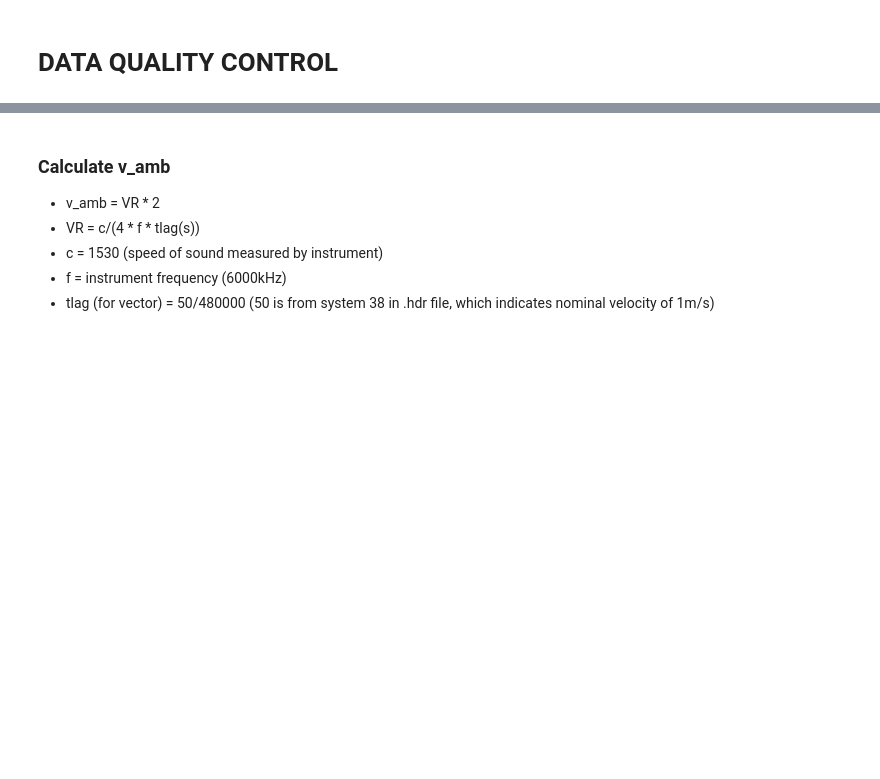
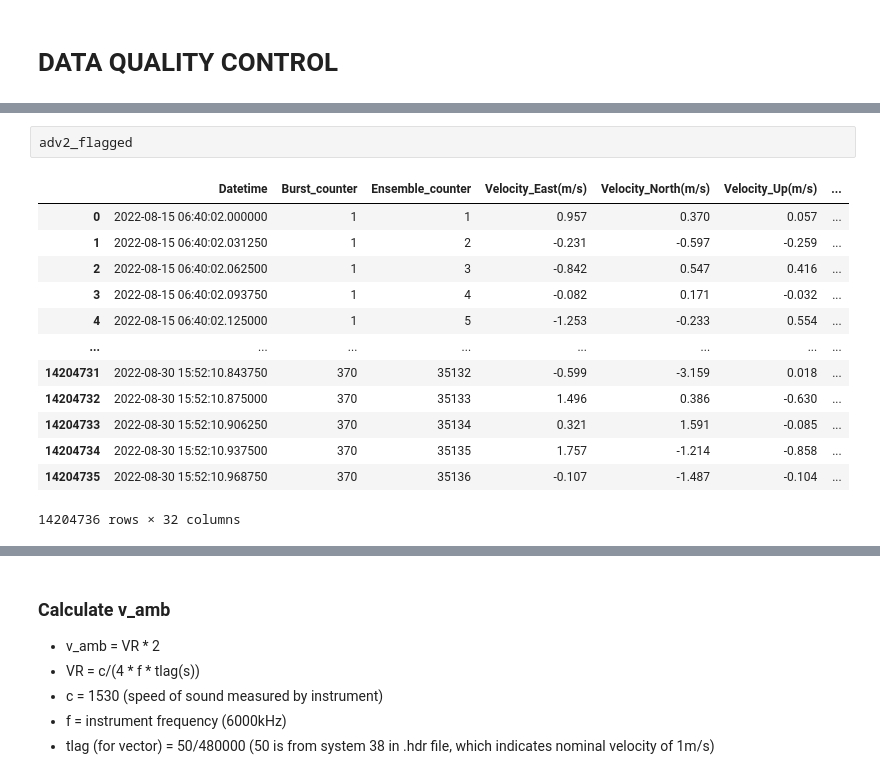
Before and after one commit to lagrady/Kelp-Forest-Hydrodynamics, a Jupyter notebook: notebooks/ADV_data.ipynb, the cells around one changed output, grey strips where cells are left out. Drawn from its saved outputs; the diff is of its cells as text; blank space fills up the shorter version.

```diff
--- a/notebooks/ADV_data.ipynb
+++ b/notebooks/ADV_data.ipynb
@@ -710,0 +68,16 @@ beam = inv(R)*enu
+# %%
+adv2_flagged
+# %% [output]
+|  | Datetime | Burst_counter | Ensemble_counter | Velocity_East(m/s) | Velocity_North(m/s) | Velocity_Up(m/s) | ... |
+| 0 | 2022-08-15 06:40:02.000000 | 1 | 1 | 0.957 | 0.370 | 0.057 | ... |
+| 1 | 2022-08-15 06:40:02.031250 | 1 | 2 | -0.231 | -0.597 | -0.259 | ... |
+| 2 | 2022-08-15 06:40:02.062500 | 1 | 3 | -0.842 | 0.547 | 0.416 | ... |
+| 3 | 2022-08-15 06:40:02.093750 | 1 | 4 | -0.082 | 0.171 | -0.032 | ... |
+| 4 | 2022-08-15 06:40:02.125000 | 1 | 5 | -1.253 | -0.233 | 0.554 | ... |
+| ... | ... | ... | ... | ... | ... | ... | ... |
+| 14204731 | 2022-08-30 15:52:10.843750 | 370 | 35132 | -0.599 | -3.159 | 0.018 | ... |
+| 14204732 | 2022-08-30 15:52:10.875000 | 370 | 35133 | 1.496 | 0.386 | -0.630 | ... |
+| 14204733 | 2022-08-30 15:52:10.906250 | 370 | 35134 | 0.321 | 1.591 | -0.085 | ... |
+| 14204734 | 2022-08-30 15:52:10.937500 | 370 | 35135 | 1.757 | -1.214 | -0.858 | ... |
+| 14204735 | 2022-08-30 15:52:10.968750 | 370 | 35136 | -0.107 | -1.487 | -0.104 | ... |
+14204736 rows × 32 columns
```
Also changed, not shown: parts of 96 cells of this notebook.
